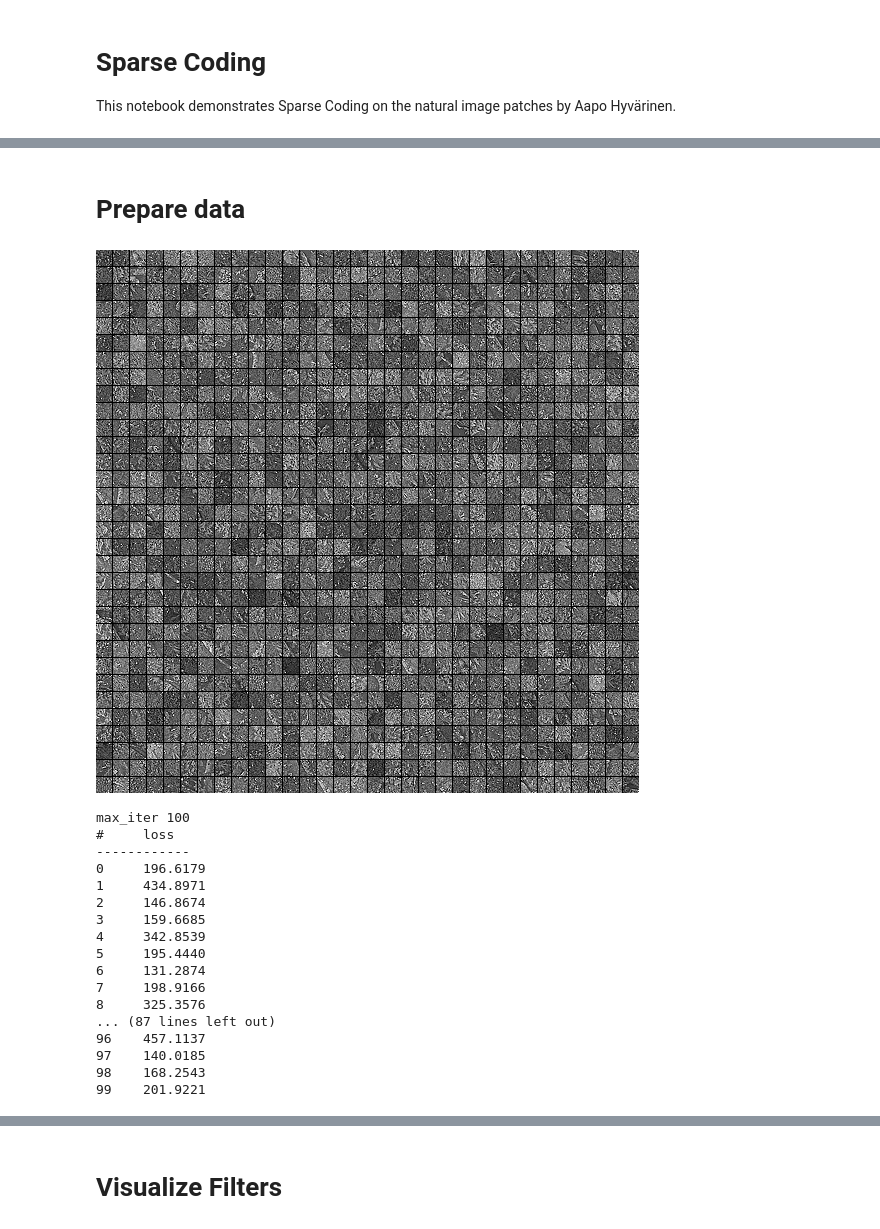
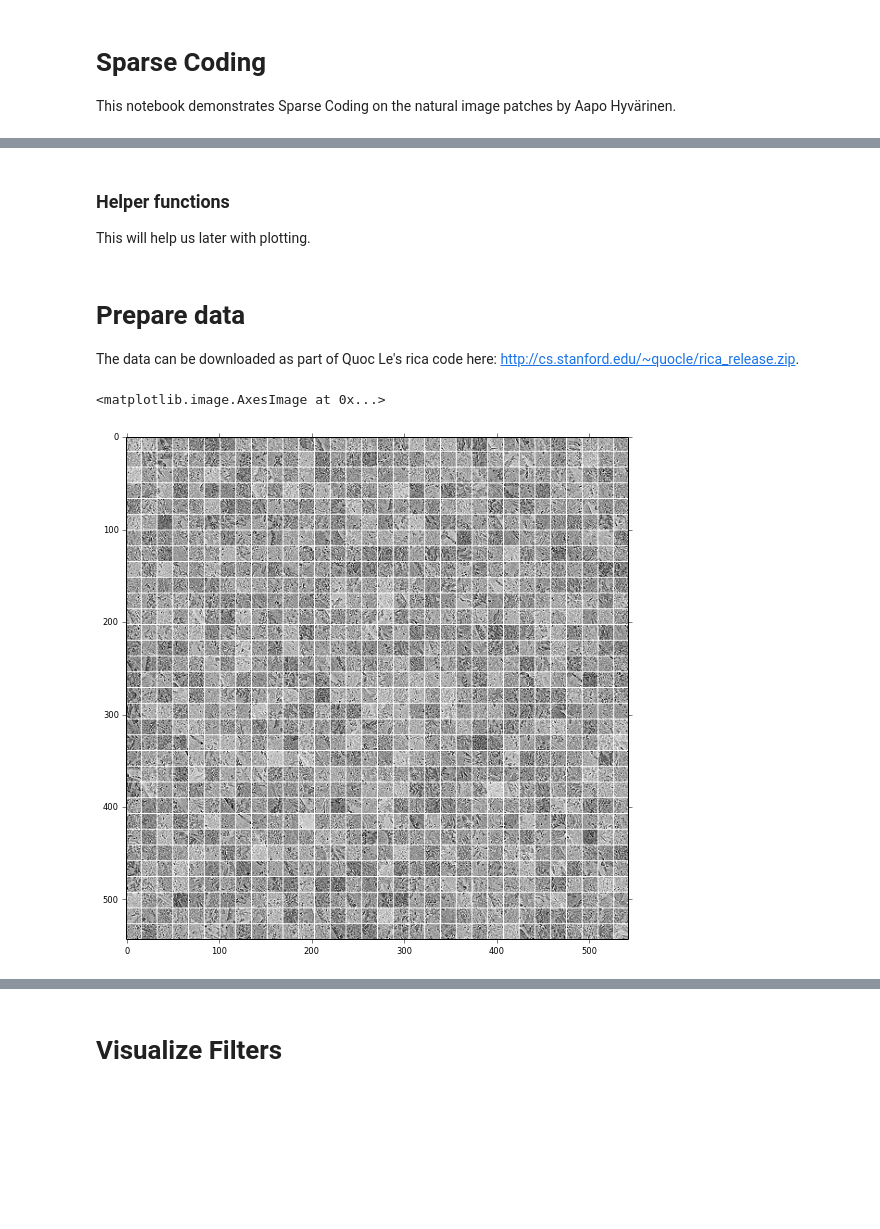
Before and after one commit to breze-no-salt/breze, a Jupyter notebook: notebooks/Sparse Coding on Hyvarinnen patches.ipynb, the cells around one changed output, grey strips where cells are left out. Saved outputs shown, nothing was run; the diff lists cells and outputs as text; code cells hidden in the pictures; blank space fills up the shorter version.

```diff
--- a/notebooks/Sparse Coding on Hyvarinnen patches.ipynb
+++ b/notebooks/Sparse Coding on Hyvarinnen patches.ipynb
@@ -27,3 +27,6 @@ Helper functions
+# %% [markdown]
+### Helper functions
+This will help us later with plotting.
 # %%
 def scale_cols_to_unit_interval(arr):
     arr = arr.copy()
@@ -40,6 +37,8 @@ def save_and_display(arr, fname):
-# %% [markdown]
-Prepare data
-============
+# %% [markdown]
+Prepare data
+============
+
+The data can be downloaded as part of Quoc Le's rica code here: http://cs.stanford.edu/~quocle/rica_release.zip.
 # %%
 datafile = 'hyv_patches_16.mat'
 # Load data.
@@ -52,9 +51,12 @@ VX = patches[20000:30000]
 TX = patches[30000:]
 
 image_dims = 16, 16
+
+X, VX, TX = [breze.learn.base.cast_array_to_local_type(i) for i in X, VX, TX]
 # %%
 img = tile_raster_images(X[:1024], image_dims, (32, 32), (1, 1))
 # We write the filters to a file, since I do not like the matplot imshow functionality. :)
-save_and_display(img, 'example_patches.png')
+imshow(img, cmap=cm.binary)
 # %% [output]
+<matplotlib.image.AxesImage at 0x...>
-[figure, old version]
+[figure, new version]
@@ -69,45 +62,0 @@ fe = SparseCoding(X.shape[1], n_features, c_sparsity=c_sparsity, batch_size=2000
-# %%
-max_iter = 100
-
-print "max_iter", max_iter
-
-stop = climin.stops.any_([climin.stops.after_n_iterations(max_iter)])
-pause = climin.stops.modulo_n_iterations(1)
-
-keys = '#', 'loss'#, 'val loss', 'step_length', 'rec loss', 'ica loss', '|dr|/|di|', '|dr|', '|di|'
-max_len = max(len(i) for i in keys)
-header = ''.join(i.ljust(max_len + 2) for i in keys)
-print header
-print '-' * len(header)
-
-for i, info in enumerate(fe.iter_fit(X)):
-    if pause(info):
-        losses.append(info['loss'])
-
-        img = tile_raster_images(fe.parameters['feature_to_in'], image_dims, tile_size, (1, 1))
-        # We write the filters to a file, since I do not like the matplot imshow functionality. :)
-        save_and_display(img, 'filters-%i.png' % i)
-
-        row = ('%i' % info['n_iter'], '%.4f' % info['loss'])
-
-        print ''.join(i.ljust(max_len + 2) for i in row)
-    if stop(info):
-        break
-# %% [output]
-max_iter 100
-#     loss
-------------
-0     196.6179
-1     434.8971
-2     146.8674
-3     159.6685
-4     342.8539
-5     195.4440
-6     131.2874
-7     198.9166
-8     325.3576
-... (87 lines left out)
-96    457.1137
-97    140.0185
-98    168.2543
-99    201.9221
```
Also changed, not shown: parts of 13 cells of this notebook.
